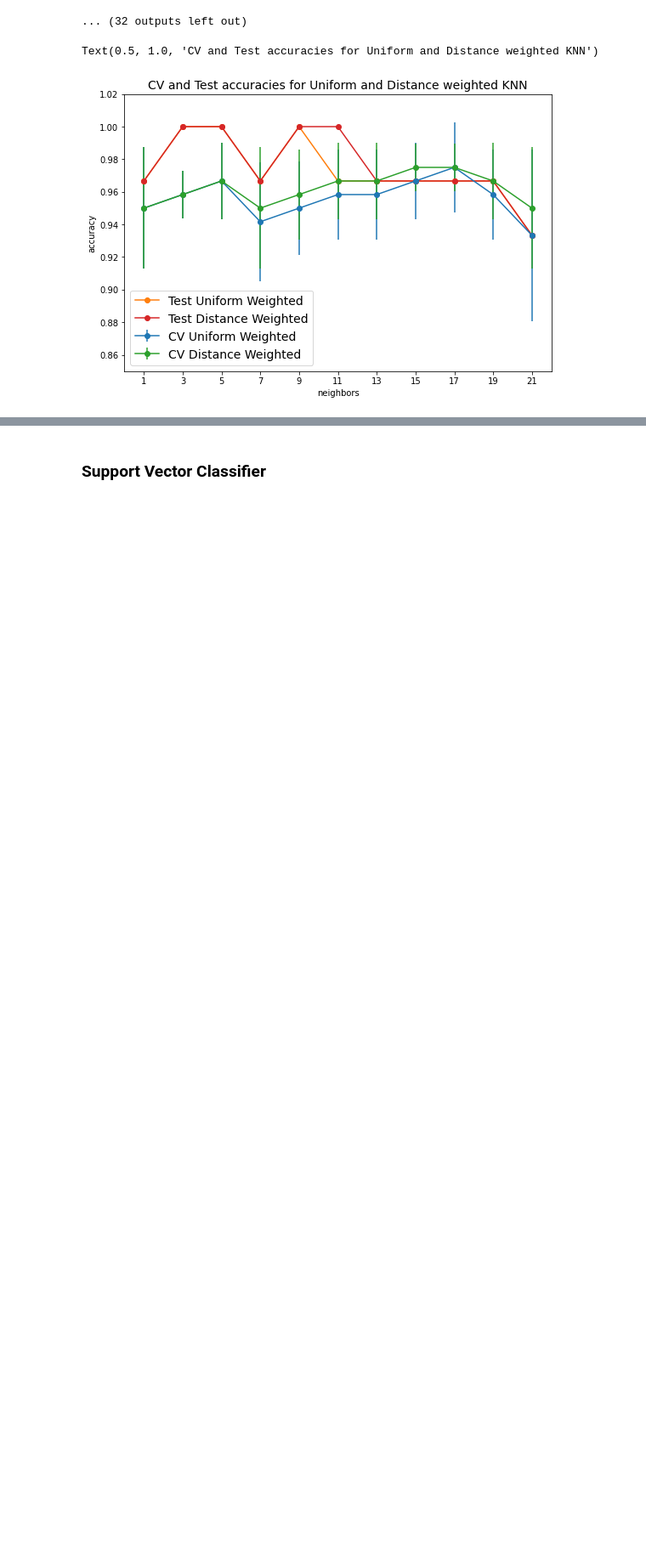
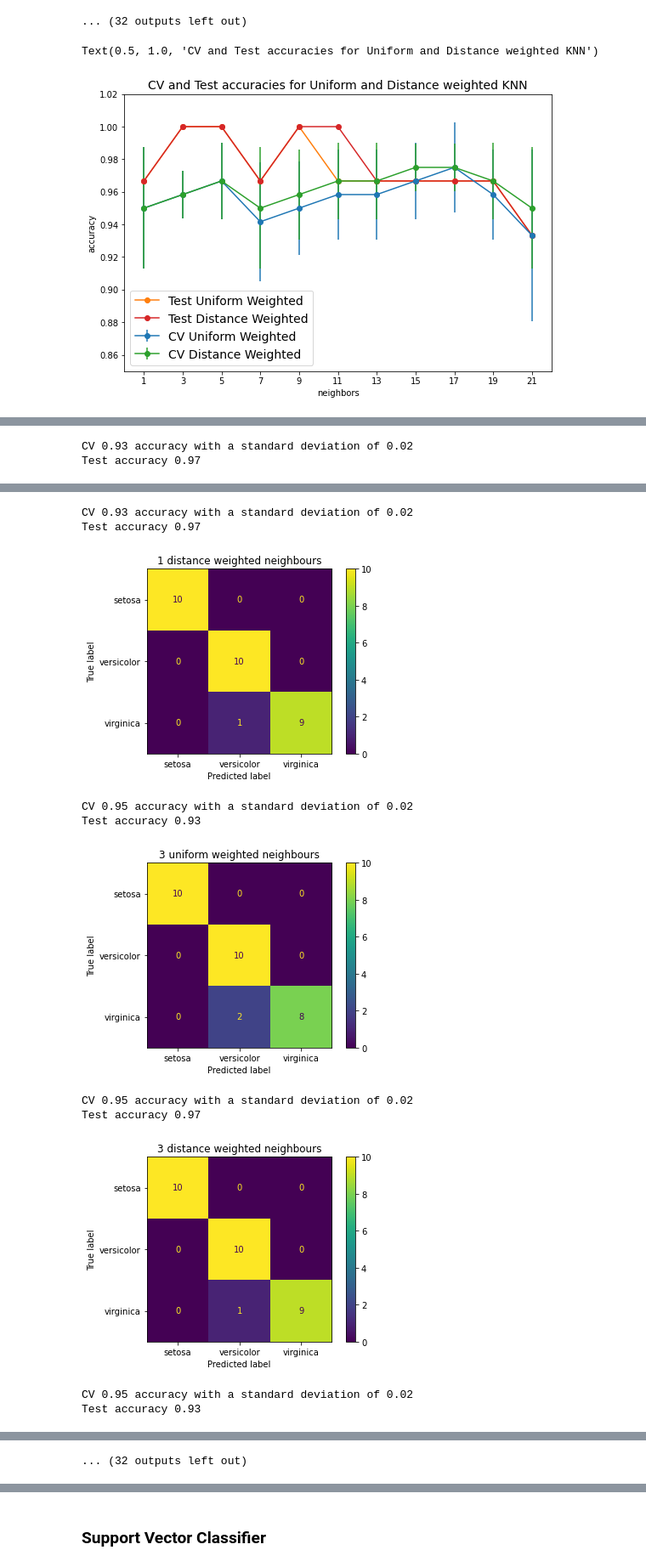
Before and after one commit to RK22000/ICE-Iris_Classification_Experiment, a Jupyter notebook: ICE_(Iris_Classification_Experiment).ipynb, the cells around one changed output, grey strips where cells are left out. Shown at 85% size. Saved outputs shown, nothing was run; the diff lists cells and outputs as text; code cells hidden in the pictures; blank space fills up the shorter version.

```diff
--- a/ICE_(Iris_Classification_Experiment).ipynb
+++ b/ICE_(Iris_Classification_Experiment).ipynb
@@ -275,0 +326,42 @@ Text(0.5, 1.0, 'CV and Test accuracies for Uniform and Distance weighted KNN')
+# %%
+from sklearn import neighbors
+from sklearn.metrics import ConfusionMatrixDisplay
+from sklearn.model_selection import cross_val_score
+from sklearn.pipeline import make_pipeline
+from sklearn.preprocessing import StandardScaler
+
+n_neighbors = [2*i+1 for i in range(11)]
+cvUniform, testUniform, cvDist, testDist = [], [], [], []
+devUniform, devDist = [], []
+for n in n_neighbors:
+    for i, w in enumerate(["uniform", "distance"]):
+        clf = make_pipeline(
+            StandardScaler(),
+            neighbors.KNeighborsClassifier(n_neighbors=n, weights=w)
+        )
+        scores = cross_val_score(clf, train.x, train.y, cv=cross_val_folds) # 135 = 3*3*3*5 = 9*15
+        clf.fit(train.x, train.y)
+        preds = clf.predict(test.x)
+        ConfusionMatrixDisplay.from_predictions(
+            y_true=test.y,
+            y_pred=preds,
+            labels=[0, 1, 2],
+            display_labels=iris.target_names
+        )
+        ts_score = clf.score(test.x, test.y)
+        #cm = confusion_matrix(y_true=test.y, y_pred=preds, labels=[0, 1, 2])
+        #disp = ConfusionMatrixDisplay(confusion_matrix=cm, display_labels=iris.target_names)
+        #disp.plot()
+        #print(scores)
+        cv, dev, ts = (cvUniform, devUniform, testUniform) if i==0 else (cvDist, devDist, testDist)
+        cv.append(scores.mean())
+        dev.append(scores.std())
+        ts.append(ts_score)
+        print("CV %0.2f accuracy with a standard deviation of %0.2f" % (scores.mean(), scores.std()))
+        print("Test accuracy %0.2f" % ts_score)
+        plt.title(f"{n} {w} weighted neighbours")
+        plt.show()
+None
+# %% [output]
+CV 0.93 accuracy with a standard deviation of 0.02
+Test accuracy 0.97
@@ -275,0 +369,11 @@ Text(0.5, 1.0, 'CV and Test accuracies for Uniform and Distance weighted KNN')
+CV 0.93 accuracy with a standard deviation of 0.02
+Test accuracy 0.97
+[figure, added]
+CV 0.95 accuracy with a standard deviation of 0.02
+Test accuracy 0.93
+[figure, added]
+CV 0.95 accuracy with a standard deviation of 0.02
+Test accuracy 0.97
+[figure, added]
+CV 0.95 accuracy with a standard deviation of 0.02
+Test accuracy 0.93
@@ -275,0 +384 @@ Text(0.5, 1.0, 'CV and Test accuracies for Uniform and Distance weighted KNN')
+... (32 outputs left out)
```
Also changed, not shown: parts of 9 cells of this notebook.
